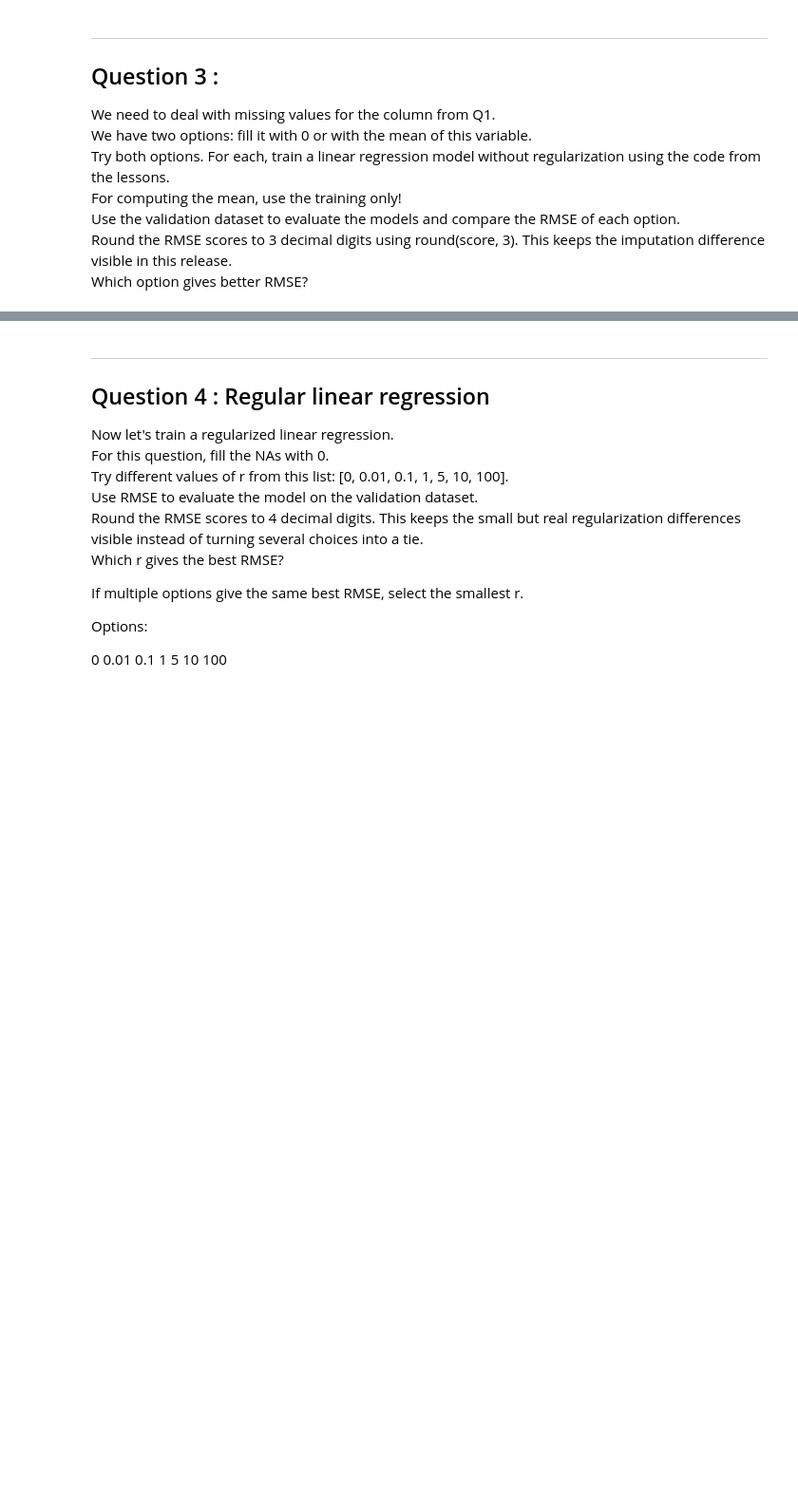
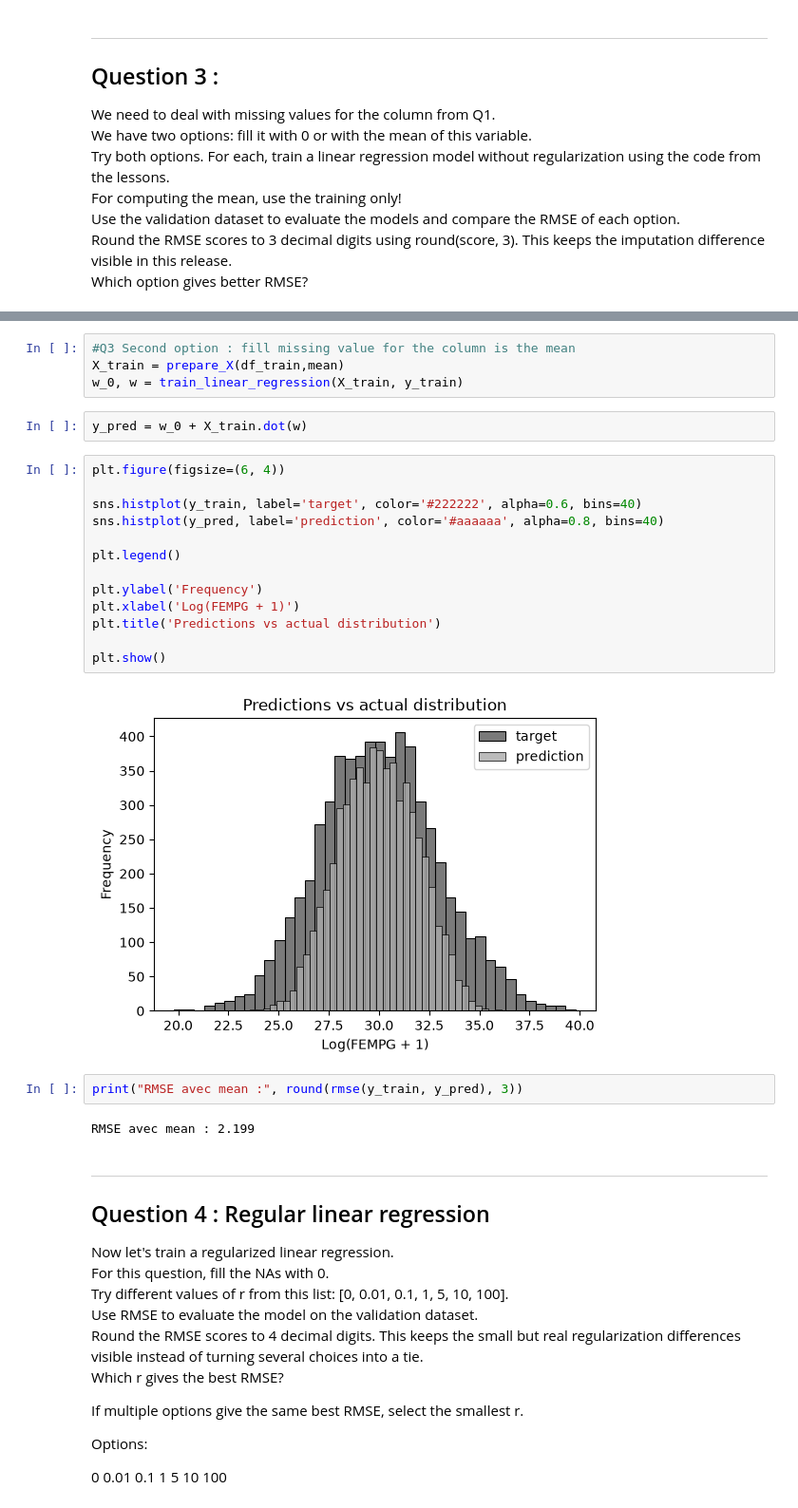
Before and after one commit to Anis311/MLZ-Homework, a Jupyter notebook: 02 - MLREg/Homework2.ipynb, the cells around one changed output, grey strips where cells are left out. Shown at 95% size. Cells and saved outputs as stored; diff of their text form; blank space fills up the shorter version.

```diff
--- a/02 - MLREg/Homework2.ipynb
+++ b/02 - MLREg/Homework2.ipynb
@@ -164,3 +224,28 @@ filter.describe(include="all")
+# %%
+#Q3 Second option : fill missing value for the column is the mean
+X_train = prepare_X(df_train,mean)
+w_0, w = train_linear_regression(X_train, y_train)
+# %%
+y_pred = w_0 + X_train.dot(w)
+# %%
+plt.figure(figsize=(6, 4))
+
+sns.histplot(y_train, label='target', color='#222222', alpha=0.6, bins=40)
+sns.histplot(y_pred, label='prediction', color='#aaaaaa', alpha=0.8, bins=40)
+
+plt.legend()
+
+plt.ylabel('Frequency')
+plt.xlabel('Log(FEMPG + 1)')
+plt.title('Predictions vs actual distribution')
+
+plt.show()
+# %% [output]
+[figure, added]
+# %%
+print("RMSE avec mean :", round(rmse(y_train, y_pred), 3))
+# %% [output]
+RMSE avec mean : 2.199
 # %% [markdown]
 ---
 ## Question 4 : Regular linear regression
```
Also changed, not shown: parts of 25 cells of this notebook.
